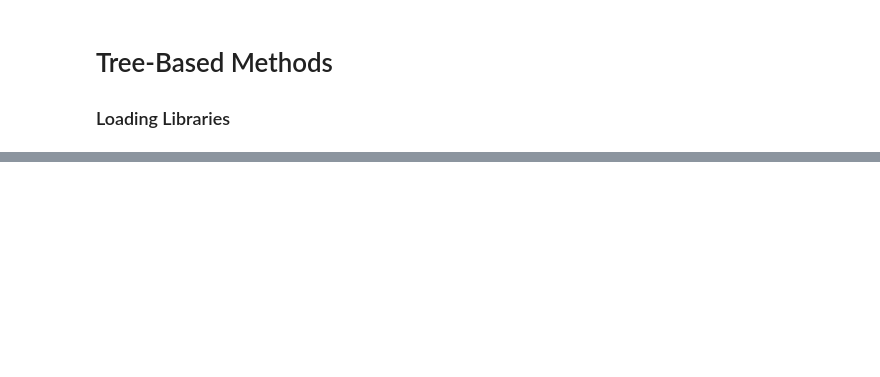
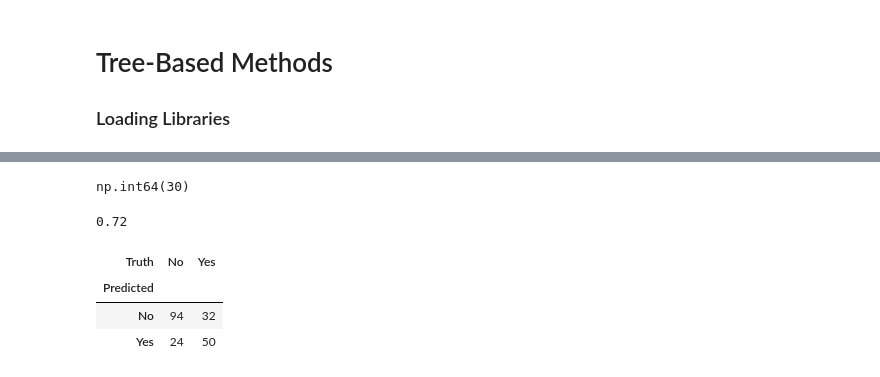
Before and after one commit to joakor89/An-Introduction-to-Statistical-Learning, a Jupyter notebook: chap_08/08_TBM.ipynb, the cells around one changed output, grey strips where cells are left out. Drawn from its saved outputs; the diff is of its cells as text; code cells hidden in the pictures; blank space fills up the shorter version.

```diff
--- a/chap_08/08_TBM.ipynb
+++ b/chap_08/08_TBM.ipynb
@@ -28,0 +144,18 @@ from ISLP import load_data, confusion_table
+# %%
+best_.tree_.n_leaves
+# %% [output]
+np.int64(30)
+# %%
+print(accuracy_score(High_test,
+                     best_.predict(X_test)))
+
+confusion = confusion_table(best_.predict(X_test),
+                            High_test)
+
+confusion
+# %% [output]
+0.72
+| Truth | No | Yes |
+| Predicted |  |  |
+| No | 94 | 32 |
+| Yes | 24 | 50 |
```
Also changed, not shown: parts of 14 cells of this notebook, 1 other file.
